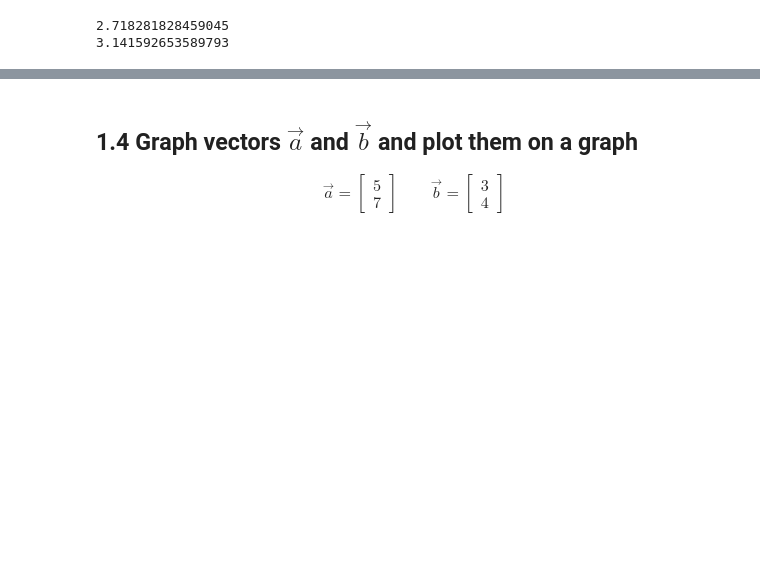
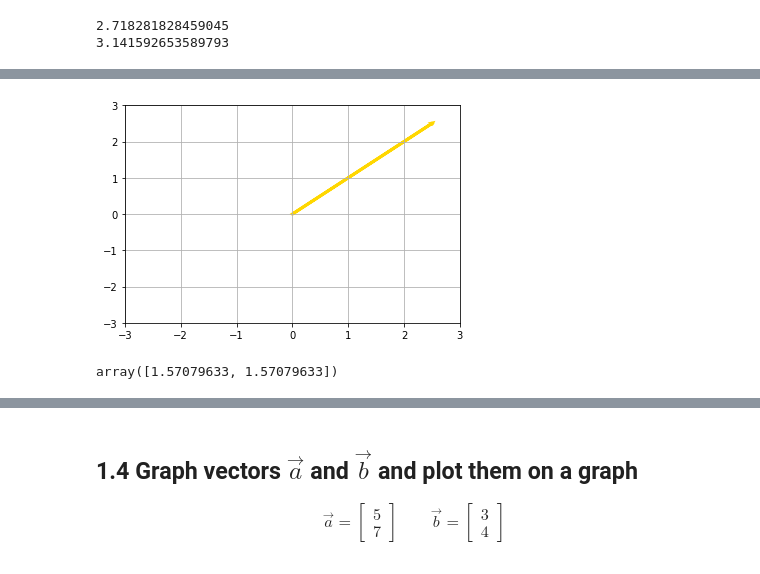
Before and after one commit to bloominstituteoftechnology/DS-Unit-1-Sprint-3-Linear-Algebra, a Jupyter notebook: module1-vectors-and-matrices/LS_DS_131_Vectors_and_Matrices_Assignment.ipynb, the cells around one changed output, grey strips where cells are left out. Saved outputs shown, nothing was run; the diff lists cells and outputs as text; code cells hidden in the pictures; blank space fills up the shorter version.

```diff
--- a/module1-vectors-and-matrices/LS_DS_131_Vectors_and_Matrices_Assignment.ipynb
+++ b/module1-vectors-and-matrices/LS_DS_131_Vectors_and_Matrices_Assignment.ipynb
@@ -17,0 +95,17 @@ print(pi)
+# %%
+# plot a vector using matplotlib
+fig, ax = plt.subplots()
+ax.grid()
+plt.xlim(-3, 3)
+plt.ylim(-3, 3)
+plt.arrow(0, 0, five_yellow[0], five_yellow[1], head_width = 0.02, head_length = 0.02,
+          linewidth = 3, color = 'gold')
+plt.show()
+# %% [output]
+[figure, added]
+# %%
+# scaling by pi
+pi_yellow = np.multiply(pi, yellow)
+pi_yellow
+# %% [output]
+array([1.57079633, 1.57079633])
```
Also changed, not shown: parts of 51 cells of this notebook.
